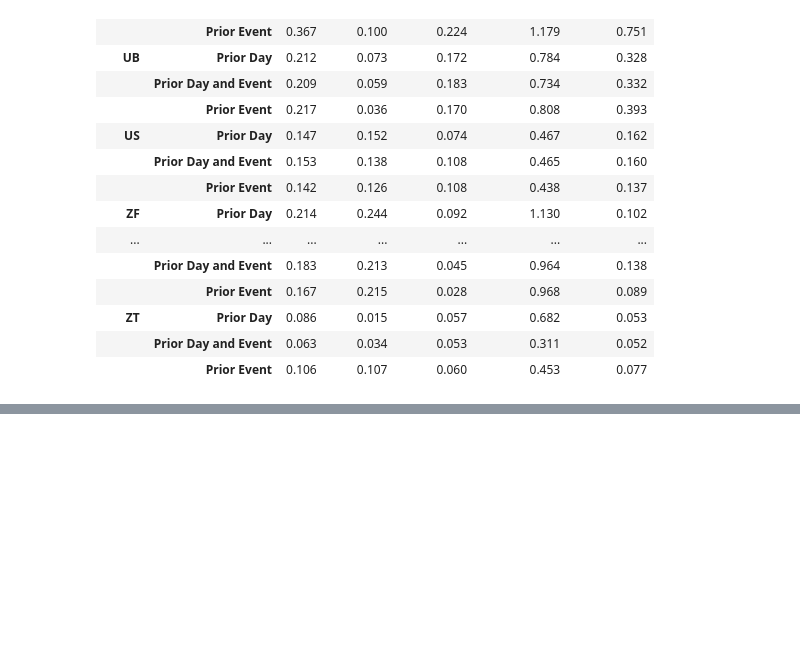
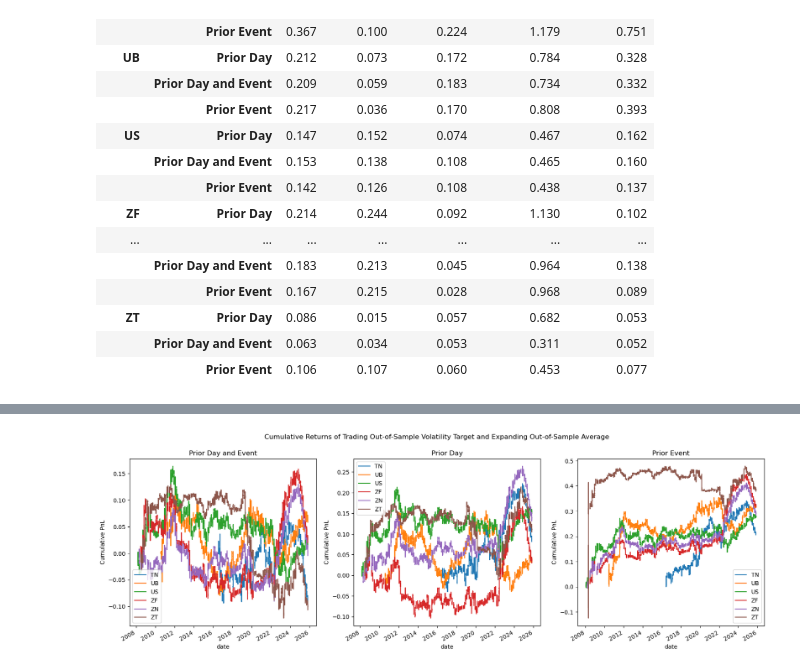
Before and after one commit to diegodalvarez/FOMCDrift, a Jupyter notebook: notebook/2GeneralizedBacktestApproach.ipynb, the cells around one changed output, grey strips where cells are left out. Cells and saved outputs as stored; diff of their text form; code cells hidden in the pictures; blank space fills up the shorter version.

```diff
--- a/notebook/2GeneralizedBacktestApproach.ipynb
+++ b/notebook/2GeneralizedBacktestApproach.ipynb
@@ -551,0 +642,27 @@ path = r"A:\GitHub\FOMCDrift\data\Volatilities\"
+# %%
+df_os_rtn = (df_signal
+    [["ticker", "zone", "meeting_id", "lag_exp_signal", "vol_type"]]
+    .dropna()
+    .merge(right = df_oos, how = "inner", on = ["ticker", "zone", "meeting_id", "vol_type"])
+    .assign(signal_rtn = lambda x: np.sign(x.lag_exp_signal) * x.vol_rtn))
+# %%
+vol_types = df_os_rtn.vol_type.drop_duplicates().sort_values().to_list()
+fig, axes = plt.subplots(ncols = len(vol_types), figsize = (20,6))
+
+for vol_type, ax in zip(vol_types, axes.flatten()):
+
+    (df_os_rtn
+        .loc[lambda x: x.vol_type == vol_type]
+        .rename(columns = {"ticker": ""})
+        .pivot(index = "date", columns = "", values = "signal_rtn")
+        .apply(lambda x: np.where(np.abs(x) > 0.--))
+        .cumsum()
+        .plot(
+            ax     = ax,
+            ylabel = "Cumulative PnL",
+            title  = replacer[vol_type]))
+
+fig.suptitle("Cumulative Returns of Trading Out-of-Sample Volatility Target and Expanding Out-of-Sample Average")
+plt.show()
+# %% [output]
+[figure, added]
```
Also changed, not shown: parts of 12 cells of this notebook, 2 other files.
